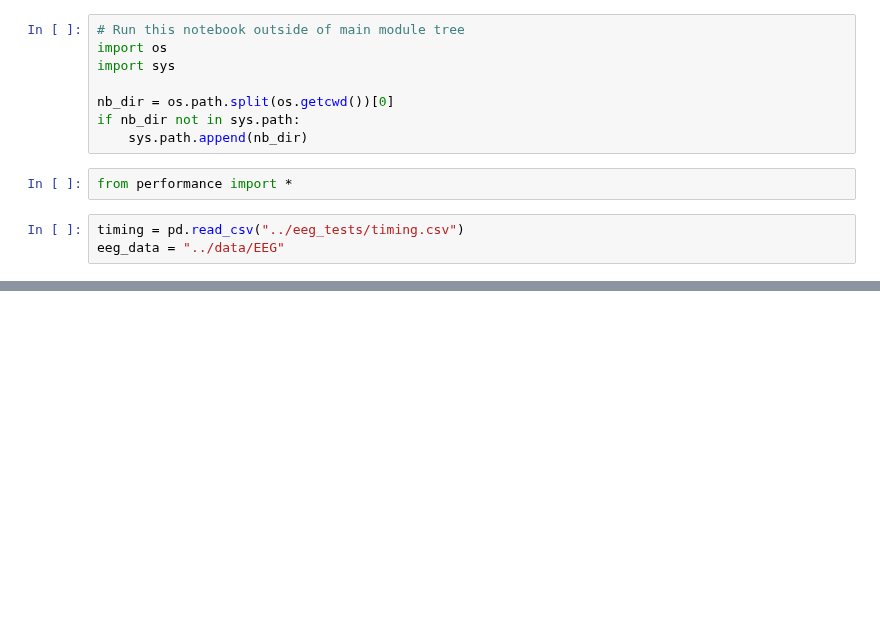
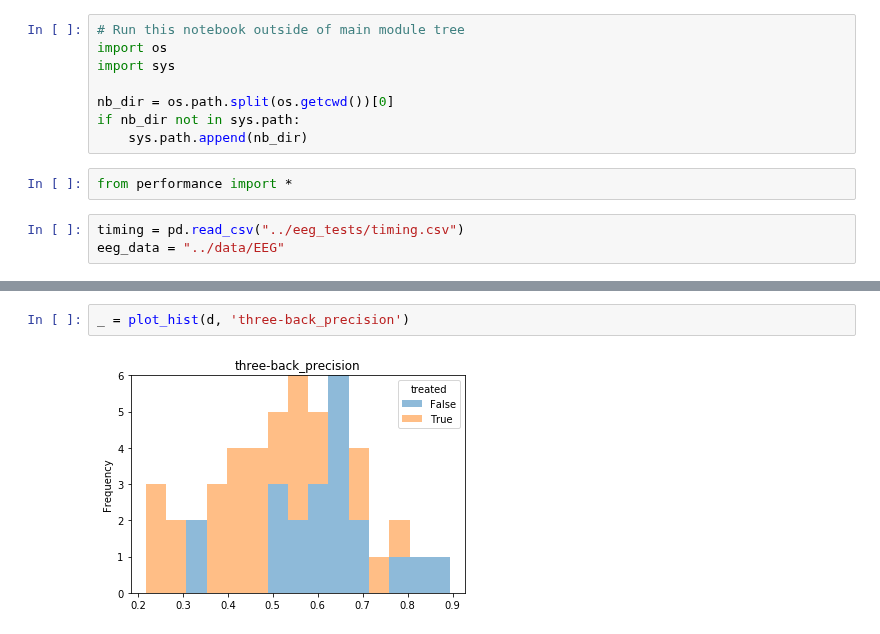
Before and after one commit to nandanrao/education, a Jupyter notebook: eeg/test-performance.ipynb, the cells around one changed output, grey strips where cells are left out. Cells and saved outputs as stored; diff of their text form; blank space fills up the shorter version.

```diff
--- a/eeg/test-performance.ipynb
+++ b/eeg/test-performance.ipynb
@@ -48,0 +176,4 @@ perf_df.pivot_table(index=['user', 'test', 'metric'], values='score').unstack(le
+# %%
+_ = plot_hist(d, 'three-back_precision')
+# %% [output]
+[figure, added]
```
Also changed, not shown: parts of 16 cells of this notebook, 3 other files.
